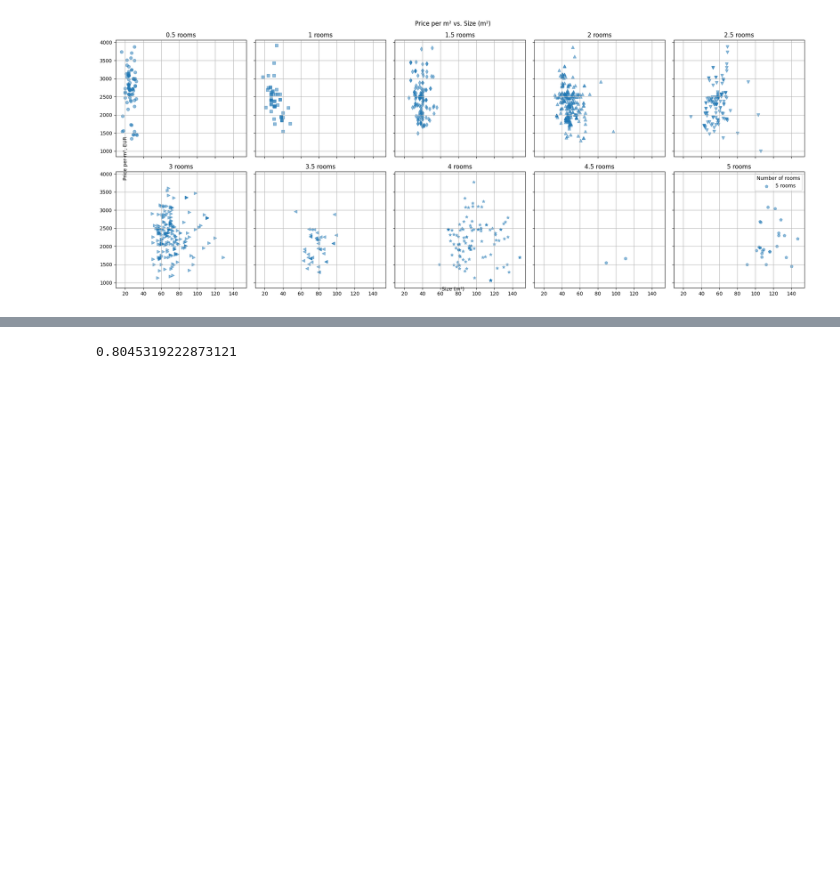
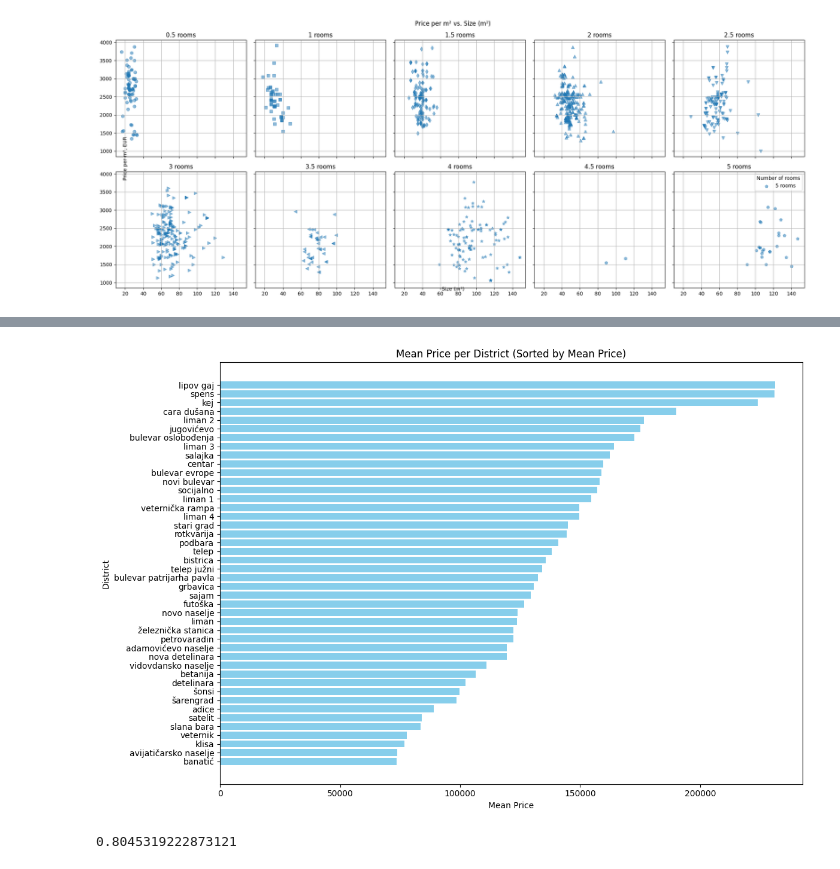
Before and after one commit to ValeriiLindenPy/SerbiaEstateEvaluation, a Jupyter notebook: SerbiaNoviDadEstateEvaluation.ipynb, the cells around one changed output, grey strips where cells are left out. Drawn from its saved outputs; the diff is of its cells as text; code cells hidden in the pictures; blank space fills up the shorter version.

```diff
--- a/SerbiaNoviDadEstateEvaluation.ipynb
+++ b/SerbiaNoviDadEstateEvaluation.ipynb
@@ -115,3 +115,13 @@ df['Street'] = df['Subtitle values'].str.split(',').str[1].str.strip()  #
 # %%
 df.drop('Subtitle values', axis=1, inplace=True)
 df.drop('Street' , axis='columns',inplace=True)
+# %%
+district_stats = df.groupby('District')['Price, EUR'].agg(['count','mean', 'min', 'max', 'std'])
+
+# Rename the columns for clarity
+district_stats.columns = ['Count', 'Mean Price', 'Min Price', 'Max Price', 'Price Std']
+
+# Reset index to make 'District' a regular column
+district_stats.reset_index(inplace=True)
+
+district_stats.round(2)
@@ -118,3 +146,23 @@ df.drop('Street' , axis='columns',inplace=True)
+# %%
+# Sort districts by mean price
+district_stats_sorted = district_stats.sort_values(by='Mean Price')
+
+# Create figure and axis objects
+fig, ax = plt.subplots(figsize=(12, 8))
+
+# Plotting mean price per district
+ax.barh(district_stats_sorted['District'], district_stats_sorted['Mean Price'], color='skyblue')
+
+# Setting labels and title
+ax.set_xlabel('Mean Price')
+ax.set_ylabel('District')
+ax.set_title('Mean Price per District (Sorted by Mean Price)')
+
+# Show plot
+plt.tight_layout()
+plt.show()
+# %% [output]
+[figure, added]
 # %%
 # Encoding categorical variables
 district_dummies = pd.get_dummies(df['District'])
```
Also changed, not shown: parts of 1 cell of this notebook, 2 other files.
